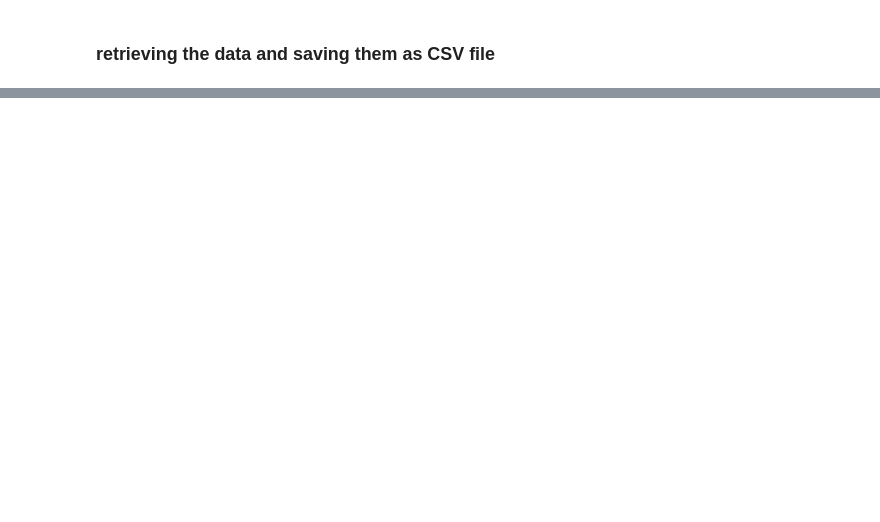
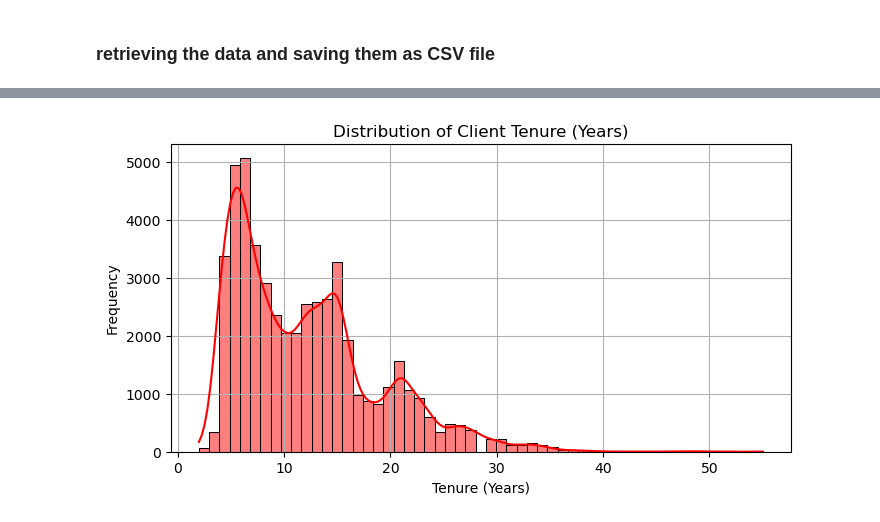
Before and after one commit to MustafaAldabbas/Project-Two-Big, a Jupyter notebook: Notebooks/Mustafa.ipynb, the cells around one changed output, grey strips where cells are left out. Drawn from its saved outputs; the diff is of its cells as text; code cells hidden in the pictures; blank space fills up the shorter version.

```diff
--- a/Notebooks/Mustafa.ipynb
+++ b/Notebooks/Mustafa.ipynb
@@ -255,0 +259,10 @@ missing_values_web_data, missing_values_experiment_clients, missing_values_demo
+# %%
+plt.figure(figsize=(8, 4))
+sns.histplot(df_merged['clnt_tenure_yr'],color='red', bins=55, kde=True)
+plt.title('Distribution of Client Tenure (Years)')
+plt.xlabel('Tenure (Years)')
+plt.ylabel('Frequency')
+plt.grid(True)
+plt.show()
+# %% [output]
+[figure, added]
```
Also changed, not shown: parts of 51 cells of this notebook.
